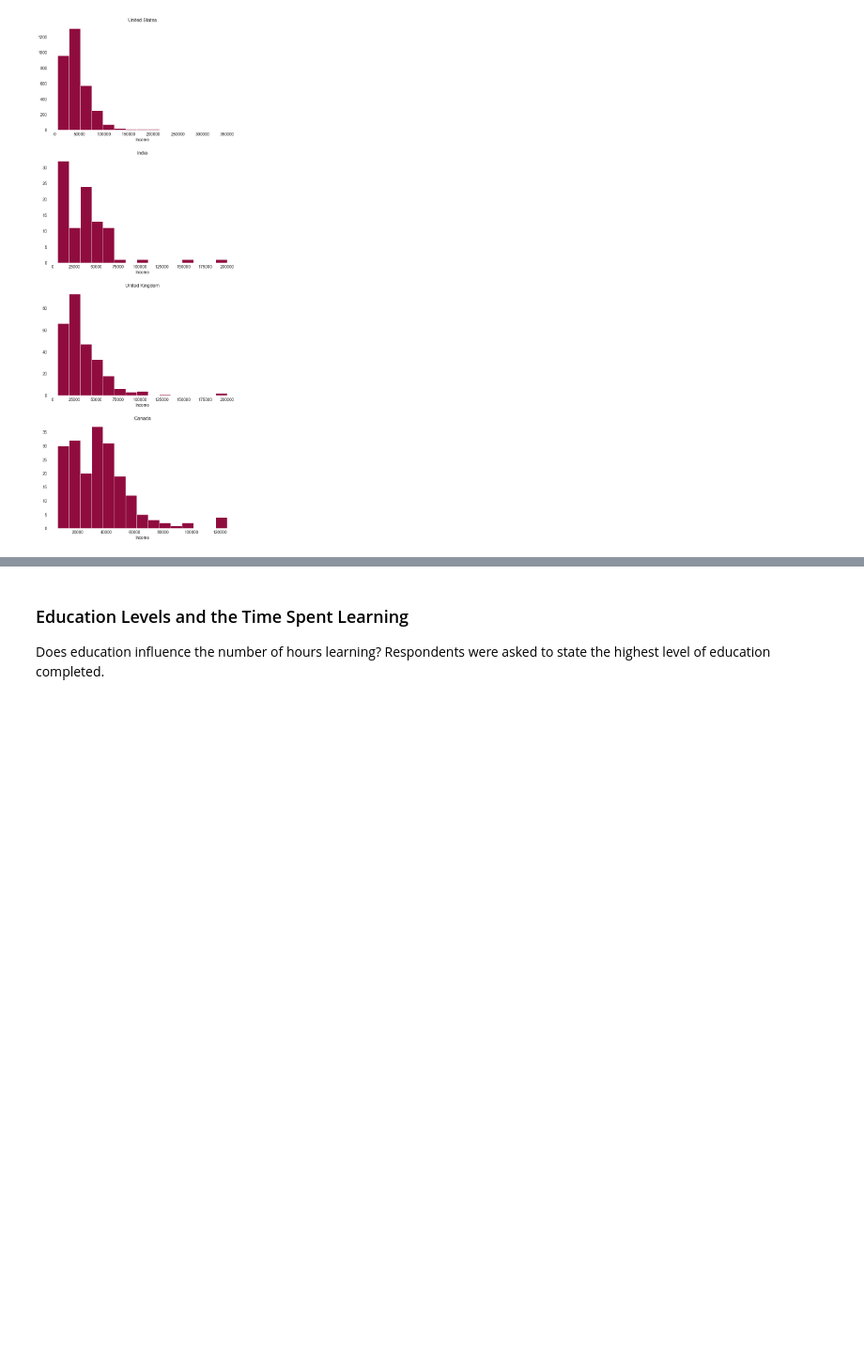
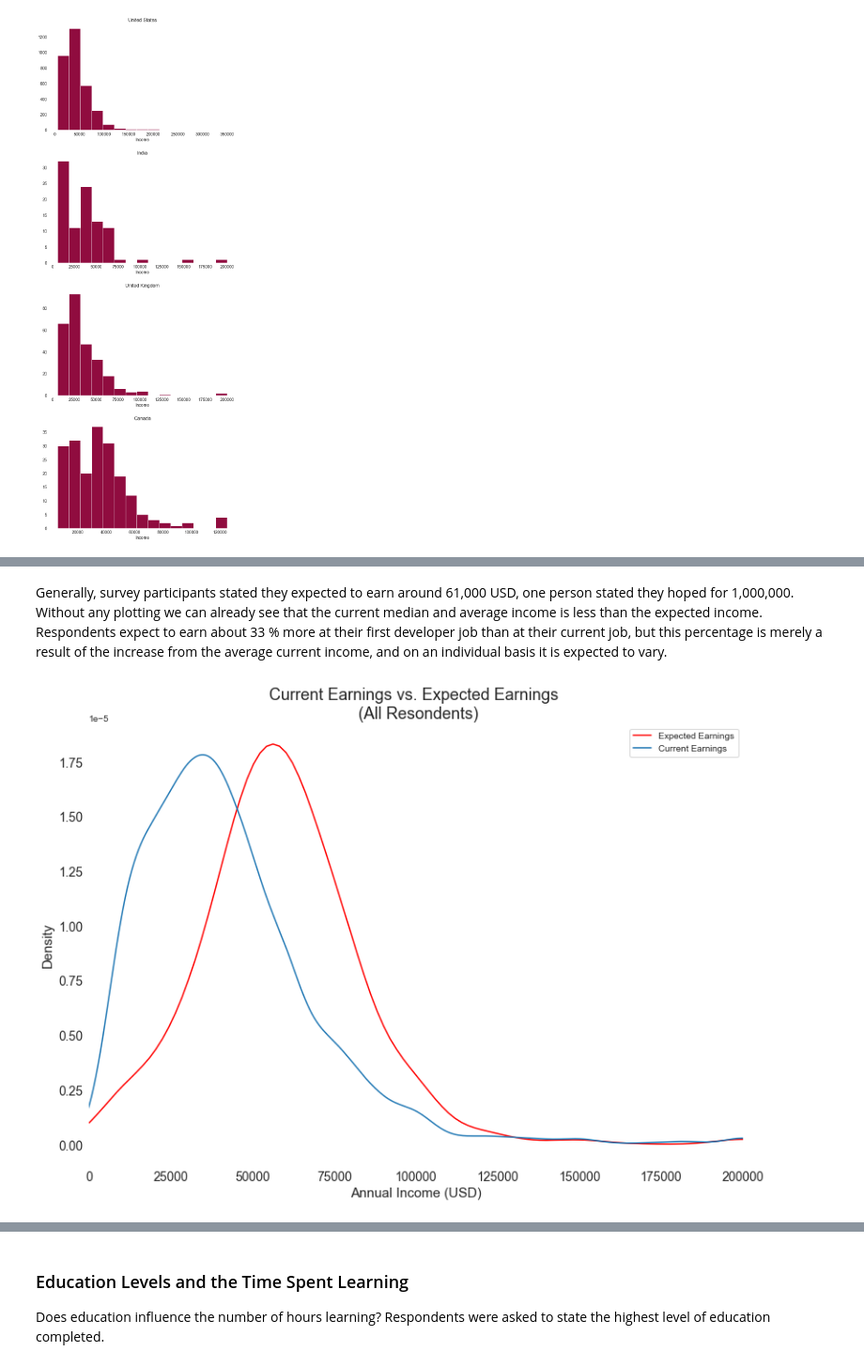
Before and after one commit to paul-trood/Portfolio-Best_Markets_for_Advertising, a Jupyter notebook: coding_survey.ipynb, the cells around one changed output, grey strips where cells are left out. Shown at 94% size. Saved outputs shown, nothing was run; the diff lists cells and outputs as text; code cells hidden in the pictures; blank space fills up the shorter version.

```diff
--- a/coding_survey.ipynb
+++ b/coding_survey.ipynb
@@ -183,6 +183,7 @@ Length: 63, dtype: float64
 cols_to_use = pd.Index.tolist(list)
 cols_to_use.append("JobRoleInterest")
 cols_to_use.append("BootcampFinish")
+cols_to_use.append("ExpectedEarning")
 # %%
 # Isolates the dataframe down to only preferred columns
 csv = csv[cols_to_use]
@@ -766,0 +789,17 @@ plt.show()
+# %% [markdown]
+Generally, survey participants stated they expected to earn around 61,000 USD, one person stated they hoped for 1,000,000. Without any plotting we can already see that the current median and average income is less than the expected income. Respondents expect to earn about 33 % more at their first developer job than at their current job, but this percentage is merely a result of the increase from the average current income, and on an individual basis it is expected to vary.
+# %%
+# Difference between current income and expected income
+fig, ax = plt.subplots(figsize = (13,9))
+df["ExpectedEarning"].plot.kde(xlim = (0, 200000), color = "red", label = "Expected Earnings")
+df["Income"].plot.kde(label = "Current Earnings")
+plt.title("Current Earnings vs. Expected Earnings \n (All Resondents)", size = 18)
+plt.xticks(size = 14)
+plt.yticks(size = 14)
+plt.ylabel("Density", size = 15)
+plt.xlabel("Annual Income (USD)", size = 15)
+plt.legend()
+plt.gca().spines[["right", "left", "top", "bottom"]].set_visible(False)
+plt.show()
+# %% [output]
+[figure, added]
```
Also changed, not shown: parts of 19 cells of this notebook.
